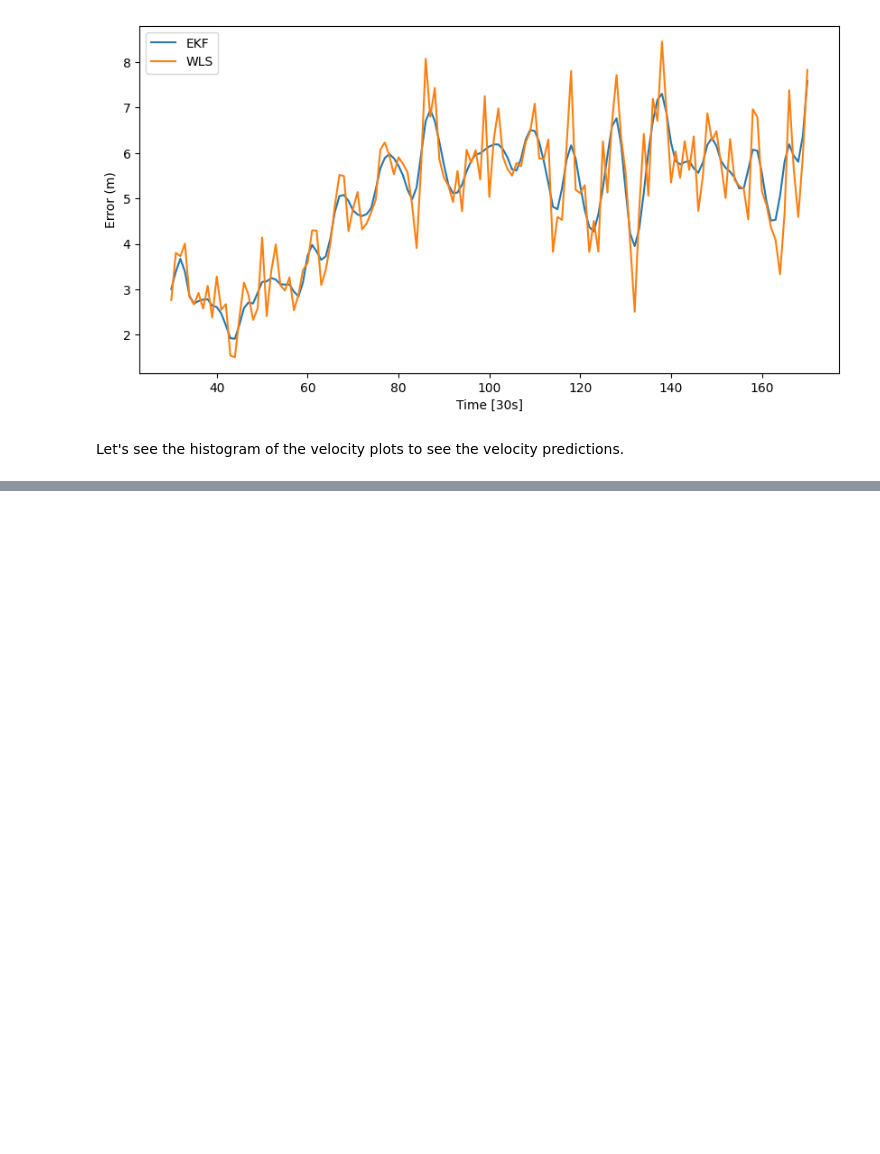
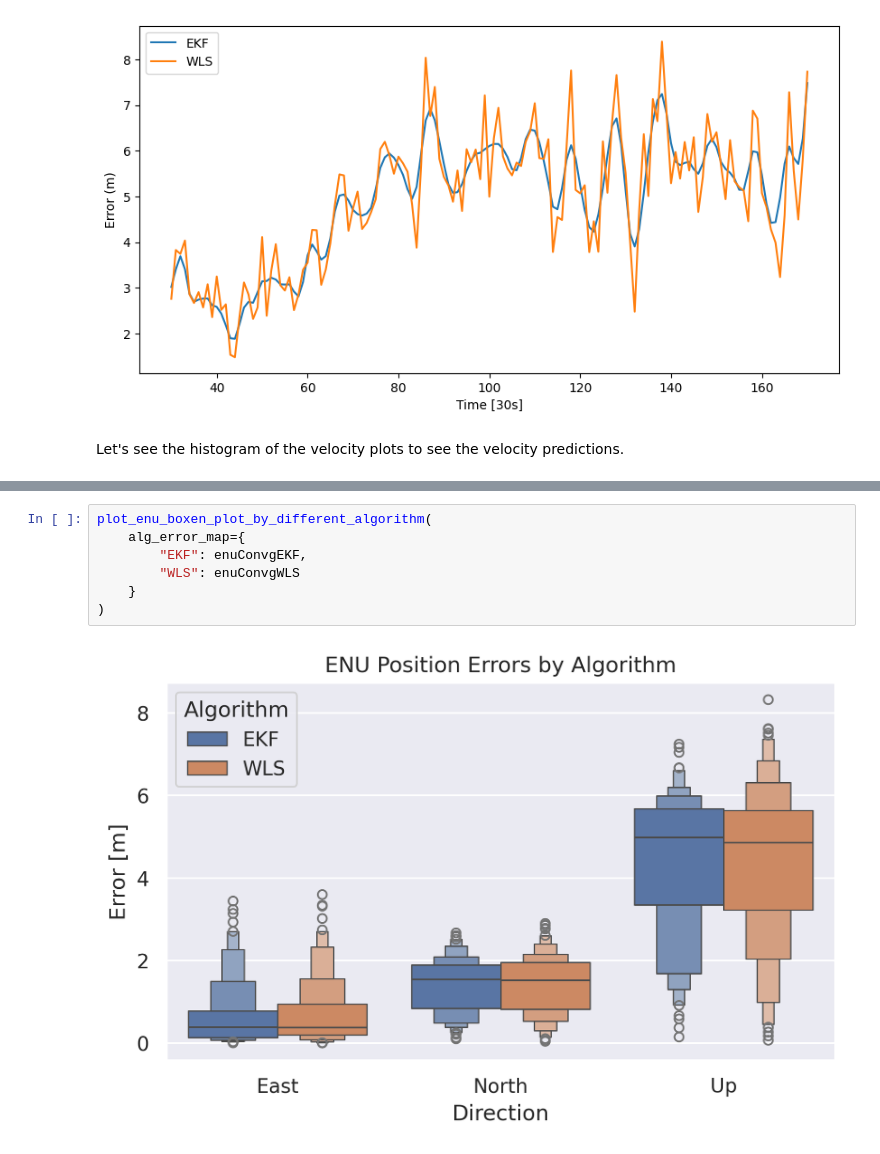
Before and after one commit to NISCHALPI/Navigator, a Jupyter notebook: docs/intro/extended_kalman_filter_gps.ipynb, the cells around one changed output, grey strips where cells are left out. Saved outputs shown, nothing was run; the diff lists cells and outputs as text; blank space fills up the shorter version.

```diff
--- a/docs/intro/extended_kalman_filter_gps.ipynb
+++ b/docs/intro/extended_kalman_filter_gps.ipynb
@@ -272,0 +315,9 @@ plt.savefig("velocity.png")
+# %%
+plot_enu_boxen_plot_by_different_algorithm(
+    alg_error_map={
+        "EKF": enuConvgEKF,
+        "WLS": enuConvgWLS
+    }
+)
+# %% [output]
+[figure, added]
```
Also changed, not shown: parts of 5 cells of this notebook, 6 other files.
